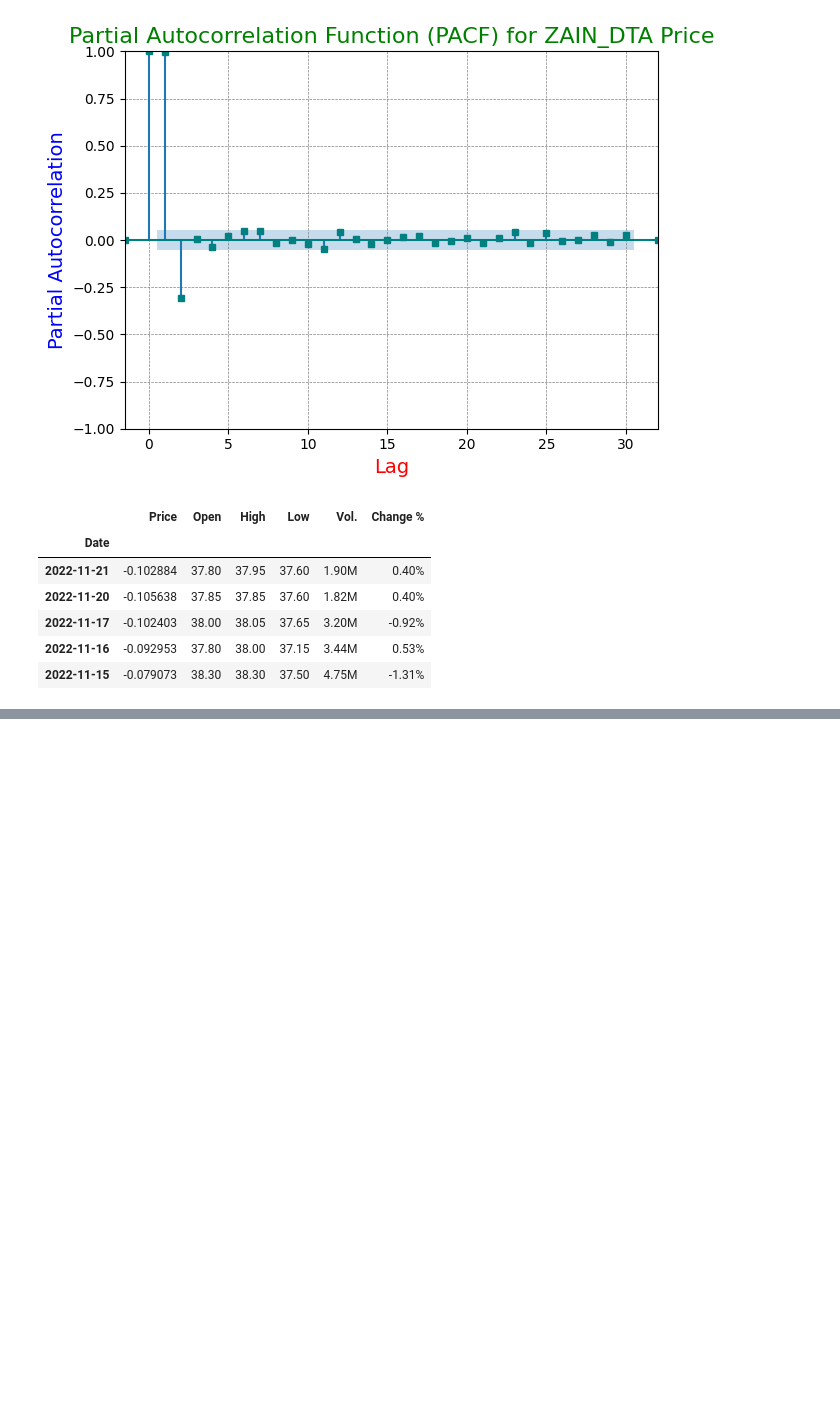
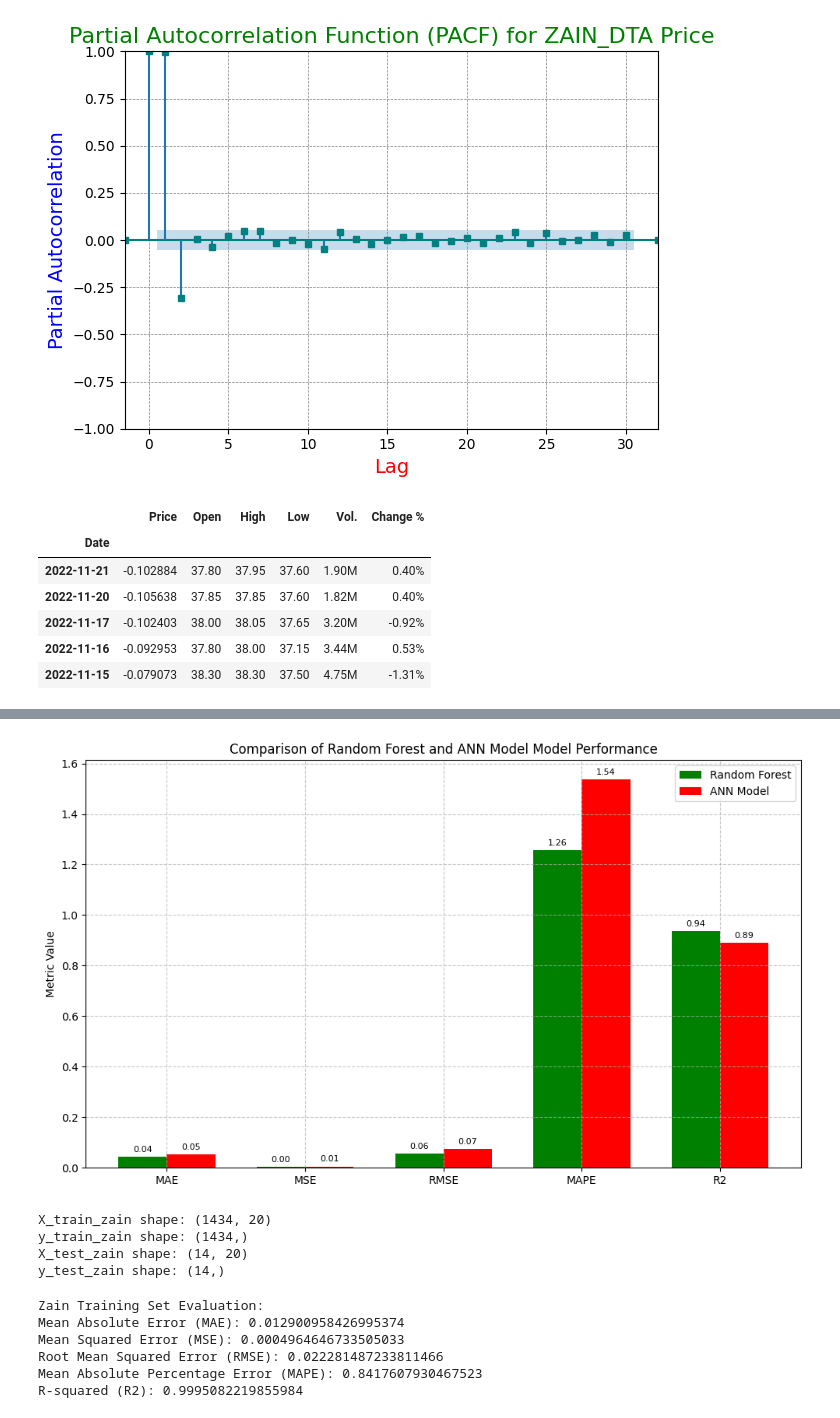
Before and after one commit to aswink71/Time-Series-Project, a Jupyter notebook: Untitled13.ipynb, the cells around one changed output, grey strips where cells are left out. Cells and saved outputs as stored; diff of their text form; code cells hidden in the pictures; blank space fills up the shorter version.

```diff
--- a/Untitled13.ipynb
+++ b/Untitled13.ipynb
@@ -386,0 +745,11 @@ STC_DTA_denoised.head()
+# %%
+# Initialize the with tuned hyper-para-meters (increased complexity)
+rf_model_mob=RandomForestRegressor(n_estimators=100,max_depth=20,min_samples_split=3,random_state=42)
+
+# Educate the example to emulate
+rf_model_mob.fit(X_train_mob,y_train_mob)
+
+# Make forecasts using the test set.
+pd_rf_mob=rf_model_mob.predict(X_test_mob)
+# obtaining the variable values using the tested data
+trn_rf_mob=rf_model_mob.predict(X_train_mob)
@@ -386,0 +874,4 @@ STC_DTA_denoised.head()
+# %%
+plot_model_metrics_comparison(y_test_mob, pd_rf_mob, test_pred_ann_mob, model_names=['Random Forest', 'ANN Model'])
+# %% [output]
+[figure, added]
@@ -386,0 +902,10 @@ STC_DTA_denoised.head()
+# %%
+print("X_train_zain shape:",X_train_zain.shape)
+print("y_train_zain shape:",y_train_zain.shape)
+print("X_test_zain shape:",X_test_zain.shape)
+print("y_test_zain shape:",y_test_zain.shape)
+# %% [output]
+X_train_zain shape: (1434, 20)
+y_train_zain shape: (1434,)
+X_test_zain shape: (14, 20)
+y_test_zain shape: (14,)
@@ -386,0 +923,11 @@ STC_DTA_denoised.head()
+# %%
+# Use the training set to assess the model.
+print("Zain Training Set Evaluation:")
+calculate_metrics(y_train_zain, trn_rf_zain)
+# %% [output]
+Zain Training Set Evaluation:
+Mean Absolute Error (MAE): 0.012900958426995374
+Mean Squared Error (MSE): 0.0004964646733505033
+Root Mean Squared Error (RMSE): 0.022281487233811466
+Mean Absolute Percentage Error (MAPE): 0.8417607930467523
+R-squared (R2): 0.9995082219855984
```
Also changed, not shown: parts of 41 cells of this notebook.
